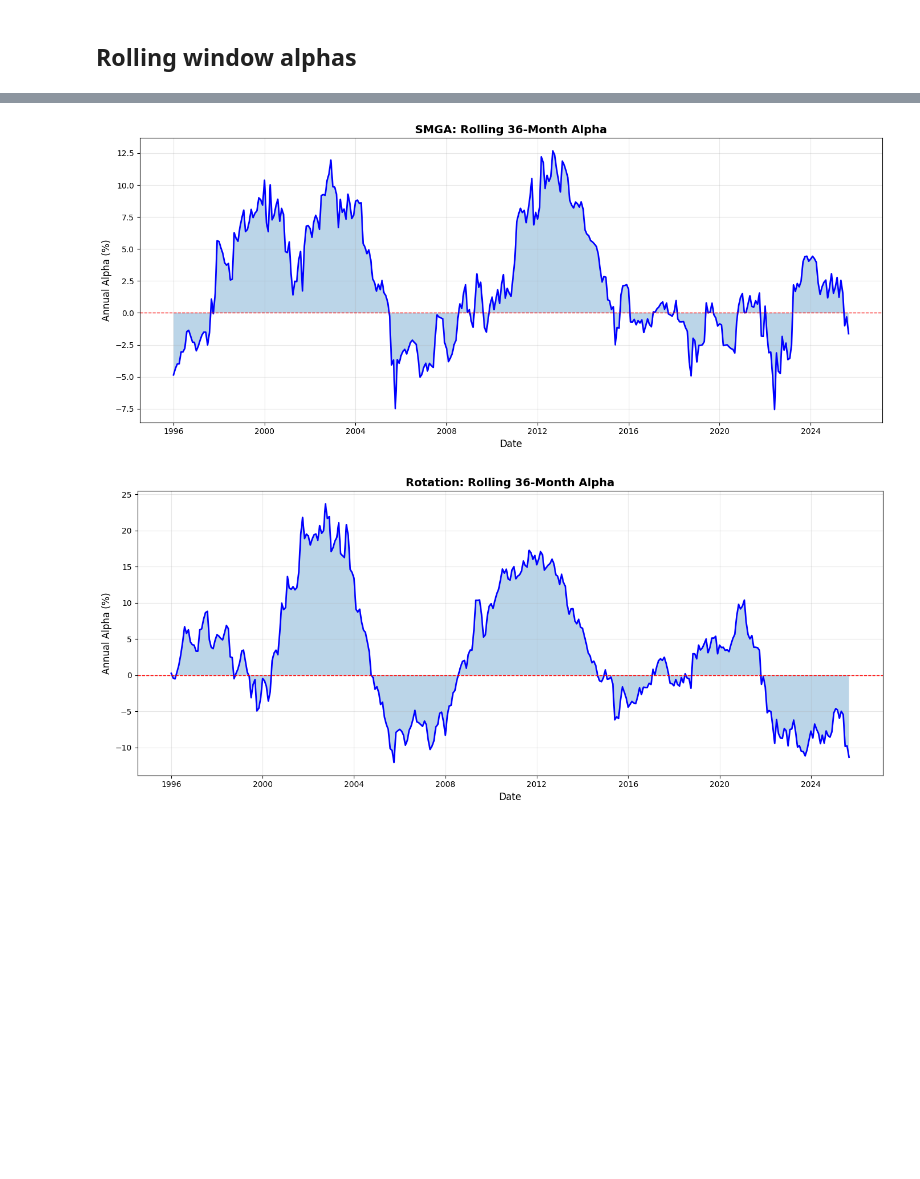
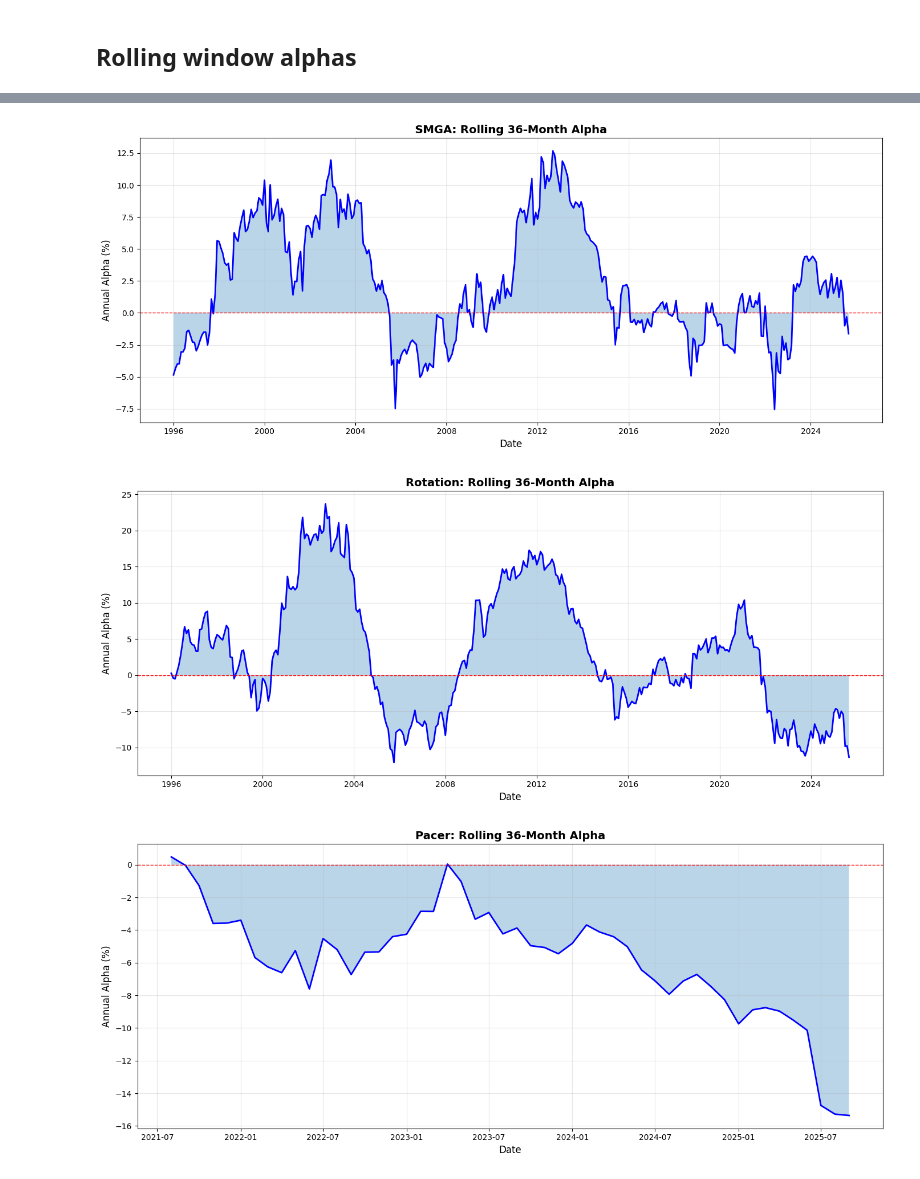
Before and after one commit to reading-stiener/offense-defense-project, a Jupyter notebook: notebooks/04_regression_analysis.ipynb, the cells around one changed output, grey strips where cells are left out. Cells and saved outputs as stored; diff of their text form; code cells hidden in the pictures; blank space fills up the shorter version.

Commit message:
add pacer to regression analysis

```diff
--- a/notebooks/04_regression_analysis.ipynb
+++ b/notebooks/04_regression_analysis.ipynb
@@ -69,6 +69,7 @@ df_sp500 = load_sector_data(file_path, 'S&P500')
 df_tbills = load_sector_data(file_path, 'RF')
 df_cyclical = load_sector_data(file_path, 'Discretionary')
 df_defense = load_sector_data(file_path, 'Staples')
+df_pacer = load_sector_data(file_path, 'SZNE')
 
 print("SP 500 data:")
 print(f"  Years: {df_sp500.index.min()} - {df_sp500.index.max()}")
@@ -97,6 +98,14 @@ rotation_returns = filter_period(rotation_returns, start_year=1993, end_year=202
 print(f"Sector rotation returns calculated")
 print(f"Total observations: {len(rotation_returns)}")
 print(f"Date range: {rotation_returns.index.min()} to {rotation_returns.index.max()}")
+
+# though function says S&P500, the underlying timeseries calculation is the same
+pacer_returns = calculate_sp500_returns_ts(df_pacer, df_tbills)
+
+print(f"Sector rotation returns calculated")
+print(f"Total observations: {len(pacer_returns)}")
+print(f"Date range: {pacer_returns.index.min()} to {pacer_returns.index.max()}")
+print("\nFirst 15 observations (showing seasonal pattern):")
 # %% [output]
 SP 500 data:
   Years: 1970 - 2025
@@ -186,13 +199,15 @@ Rotation plots
 # %%
 strategies = {
     "SP500": sp500_excess["excess"],
     "SMGA": smga_excess["excess"],
     "Rotation": rotation_returns["excess"],
+    "Pacer": pacer_returns["excess"]
 }
 
 for strategy, returns in strategies.items():
     plot_rolling_alpha(returns, factors_df, strategy_name=strategy)
 # %% [output]
 [figure]
 [figure]
 [figure]
+[figure, added]
```
Also changed, not shown: parts of 2 cells of this notebook, 2 other files.
